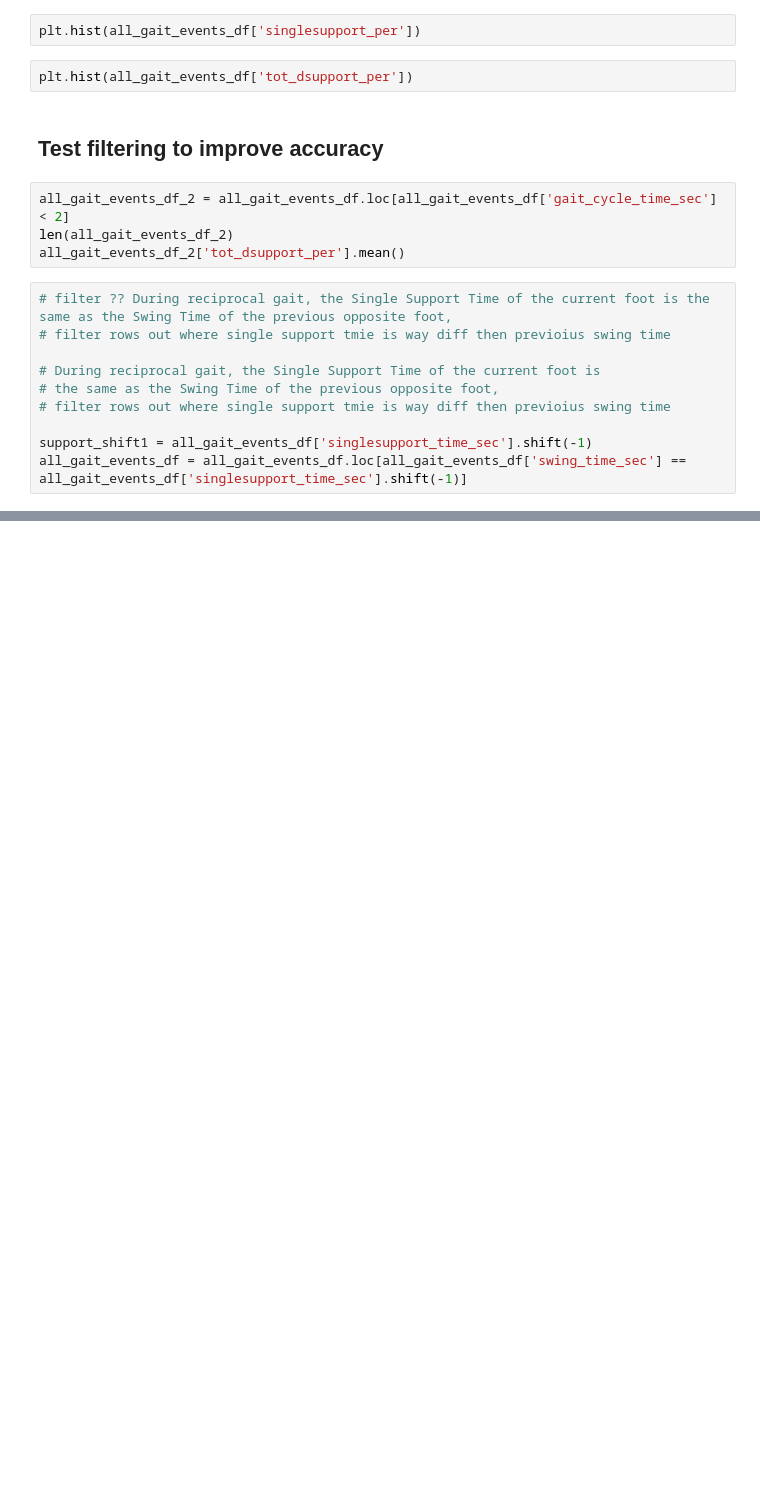
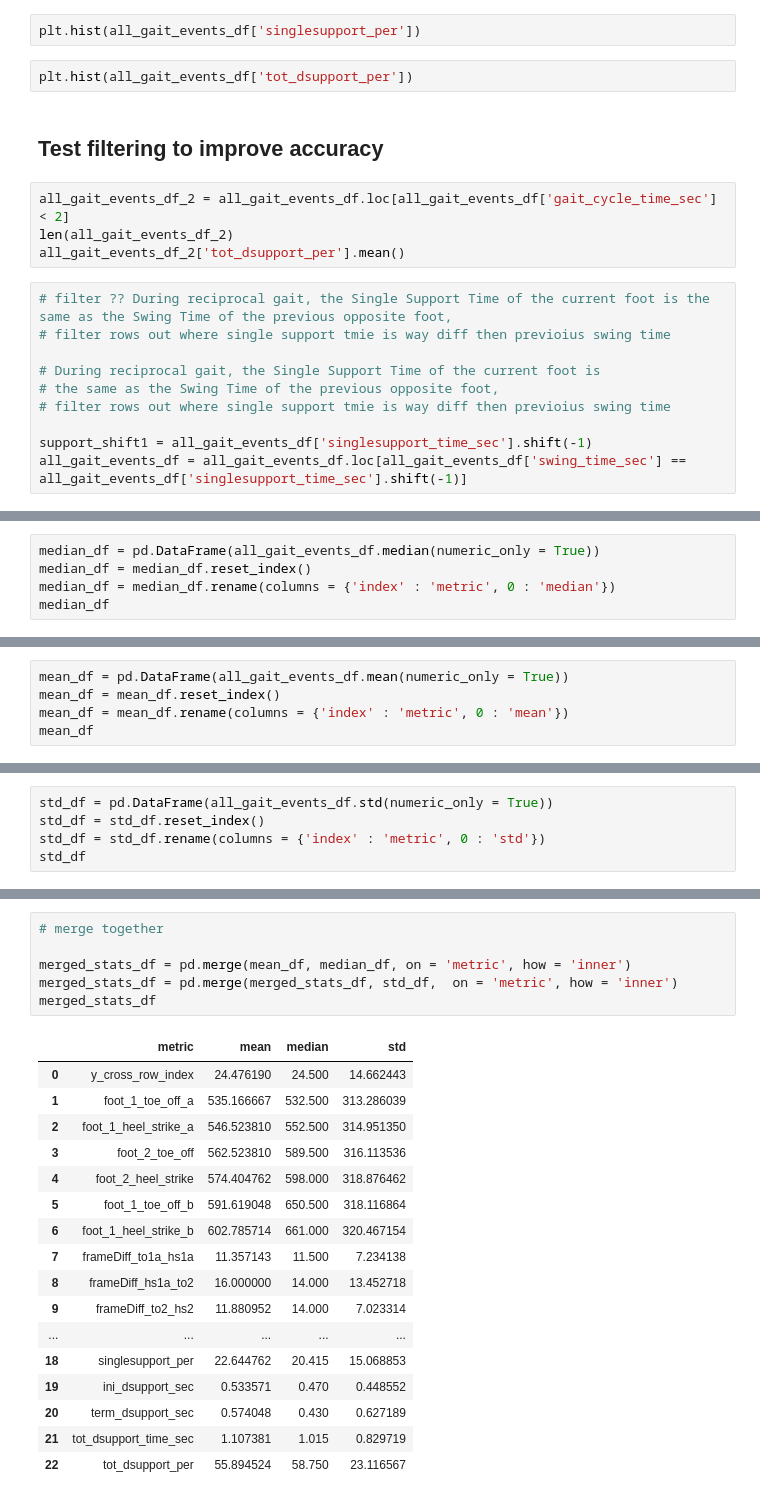
Before and after one commit to UCSF-MSLAB/HomeVideoAnalysis, a Jupyter notebook: megan_sandbox/gait_events/test_hip_heel_dist_2.ipynb, the cells around one changed output, grey strips where cells are left out. Drawn from its saved outputs; the diff is of its cells as text; blank space fills up the shorter version.

```diff
--- a/megan_sandbox/gait_events/test_hip_heel_dist_2.ipynb
+++ b/megan_sandbox/gait_events/test_hip_heel_dist_2.ipynb
@@ -573,0 +576,5 @@ all_gait_events_df = all_gait_events_df.loc[all_gait_events_df['swing_time_sec']
+# %%
+median_df = pd.DataFrame(all_gait_events_df.median(numeric_only = True))
+median_df = median_df.reset_index()
+median_df = median_df.rename(columns = {'index' : 'metric', 0 : 'median'})
+median_df
@@ -573,0 +599,5 @@ all_gait_events_df = all_gait_events_df.loc[all_gait_events_df['swing_time_sec']
+# %%
+mean_df = pd.DataFrame(all_gait_events_df.mean(numeric_only = True))
+mean_df = mean_df.reset_index()
+mean_df = mean_df.rename(columns = {'index' : 'metric', 0 : 'mean'})
+mean_df
@@ -573,0 +622,5 @@ all_gait_events_df = all_gait_events_df.loc[all_gait_events_df['swing_time_sec']
+# %%
+std_df = pd.DataFrame(all_gait_events_df.std(numeric_only = True))
+std_df = std_df.reset_index()
+std_df = std_df.rename(columns = {'index' : 'metric', 0 : 'std'})
+std_df
@@ -573,0 +645,24 @@ all_gait_events_df = all_gait_events_df.loc[all_gait_events_df['swing_time_sec']
+# %%
+# merge together
+
+merged_stats_df = pd.merge(mean_df, median_df, on = 'metric', how = 'inner')
+merged_stats_df = pd.merge(merged_stats_df, std_df,  on = 'metric', how = 'inner')
+merged_stats_df
+# %% [output]
+|  | metric | mean | median | std |
+| 0 | y_cross_row_index | 24.476190 | 24.500 | 14.662443 |
+| 1 | foot_1_toe_off_a | 535.166667 | 532.500 | 313.286039 |
+| 2 | foot_1_heel_strike_a | 546.523810 | 552.500 | 314.951350 |
+| 3 | foot_2_toe_off | 562.523810 | 589.500 | 316.113536 |
+| 4 | foot_2_heel_strike | 574.404762 | 598.000 | 318.876462 |
+| 5 | foot_1_toe_off_b | 591.619048 | 650.500 | 318.116864 |
+| 6 | foot_1_heel_strike_b | 602.785714 | 661.000 | 320.467154 |
+| 7 | frameDiff_to1a_hs1a | 11.357143 | 11.500 | 7.234138 |
+| 8 | frameDiff_hs1a_to2 | 16.000000 | 14.000 | 13.452718 |
+| 9 | frameDiff_to2_hs2 | 11.880952 | 14.000 | 7.023314 |
+| ... | ... | ... | ... | ... |
+| 18 | singlesupport_per | 22.644762 | 20.415 | 15.068853 |
+| 19 | ini_dsupport_sec | 0.533571 | 0.470 | 0.448552 |
+| 20 | term_dsupport_sec | 0.574048 | 0.430 | 0.627189 |
+| 21 | tot_dsupport_time_sec | 1.107381 | 1.015 | 0.829719 |
+| 22 | tot_dsupport_per | 55.894524 | 58.750 | 23.116567 |
```
Also changed, not shown: parts of 7 cells of this notebook, 1 other file.
